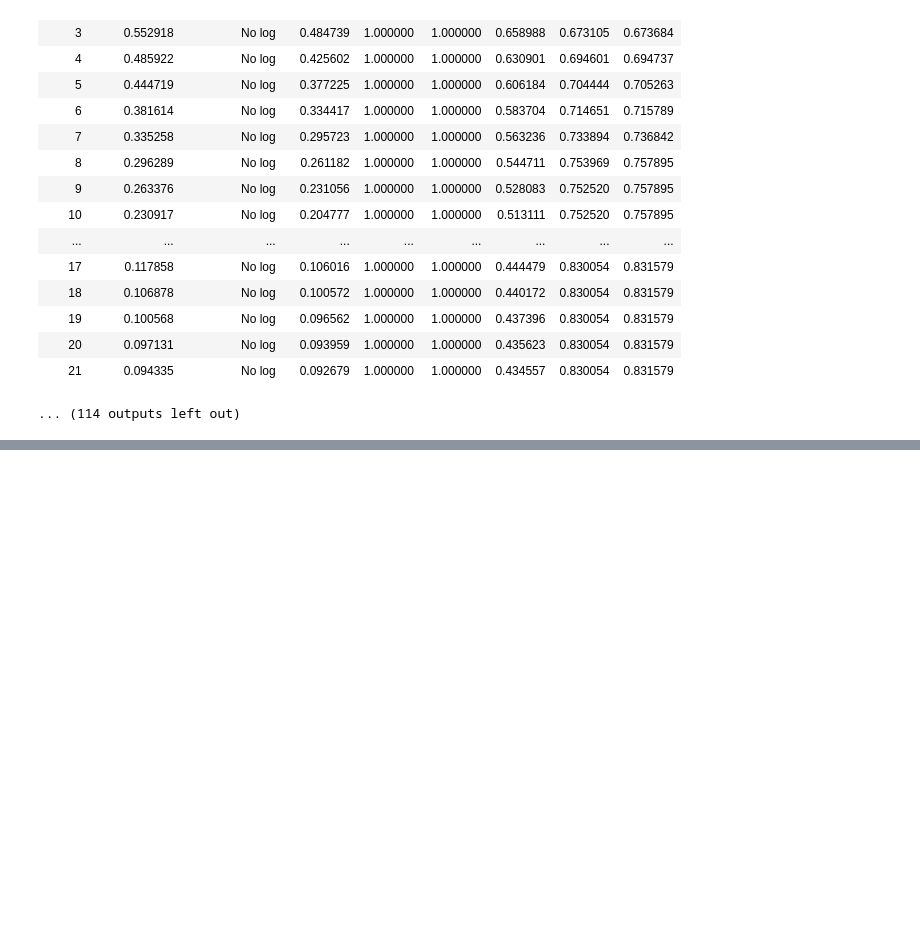
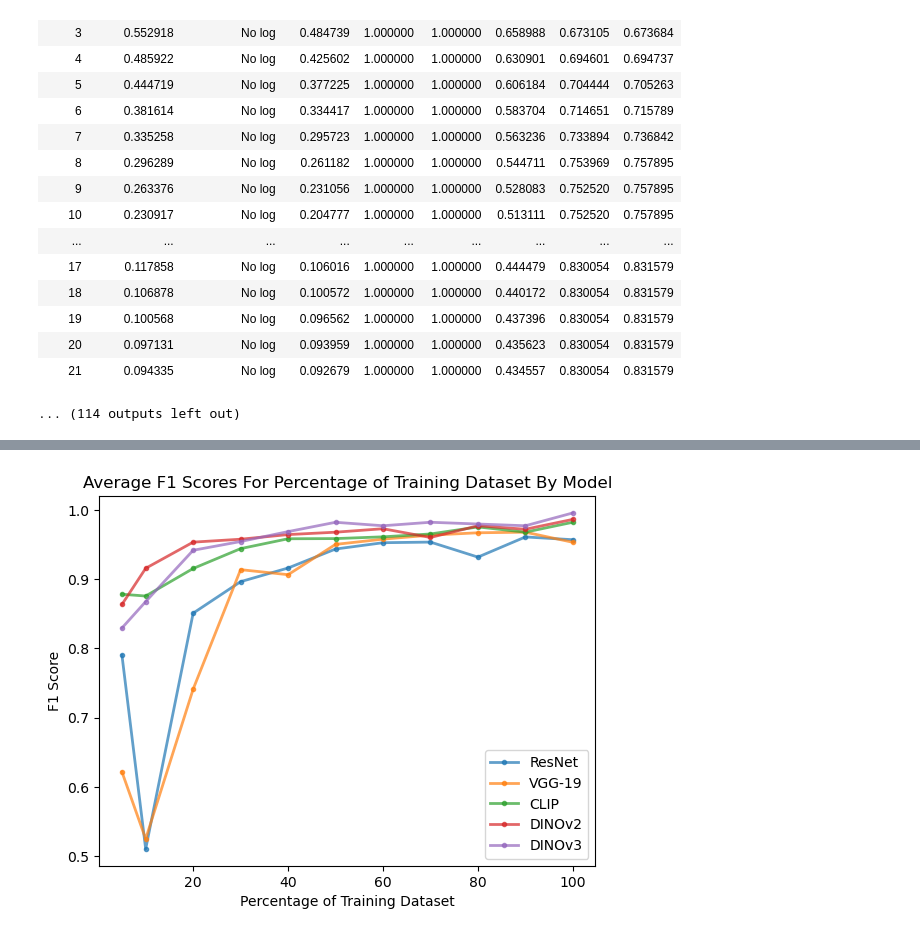
Before and after one commit to osannadeng/icl_hlbdetection, a Jupyter notebook: notebooks/baseline.ipynb, the cells around one changed output, grey strips where cells are left out. Saved outputs shown, nothing was run; the diff lists cells and outputs as text; code cells hidden in the pictures; blank space fills up the shorter version.

```diff
--- a/notebooks/baseline.ipynb
+++ b/notebooks/baseline.ipynb
@@ -1277,0 +1329,21 @@ Final Average Accuracy: 0.8992, Final F1 Score: 0.8971
+# %%
+plt.figure()
+plt.title("Average F1 Scores For Percentage of Training Dataset By Model")
+plt.xlabel("Percentage of Training Dataset")
+plt.ylabel("F1 Score")
+
+percentages = [5, 10, 20, 30, 40, 50, 60, 70, 80, 90, 100]
+
+plt.plot(percentages, resnet_res, label='ResNet', alpha=0.7, linewidth=2, marker='o', markersize=3)
+plt.plot(percentages, vgg19_res, label='VGG-19', alpha=0.7, linewidth=2, marker='o', markersize=3)
+plt.plot(percentages, clip_res, label='CLIP', alpha=0.7, linewidth=2, marker='o', markersize=3)
+plt.plot(percentages, dinov2_res, label='DINOv2', alpha=0.7, linewidth=2, marker='o', markersize=3)
+plt.plot(percentages, dinov3_res, label='DINOv3', alpha=0.7, linewidth=2, marker='o', markersize=3)
+
+plt.legend(loc="lower right")
+
+plt.savefig("percentscoresgraph.png")
+
+plt.show()
+# %% [output]
+[figure, added]
```
Also changed, not shown: parts of 3 cells of this notebook, 2 other files.
